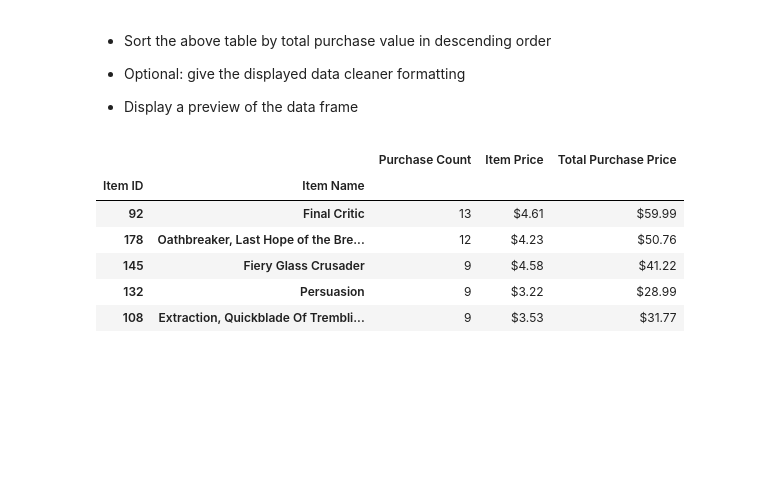
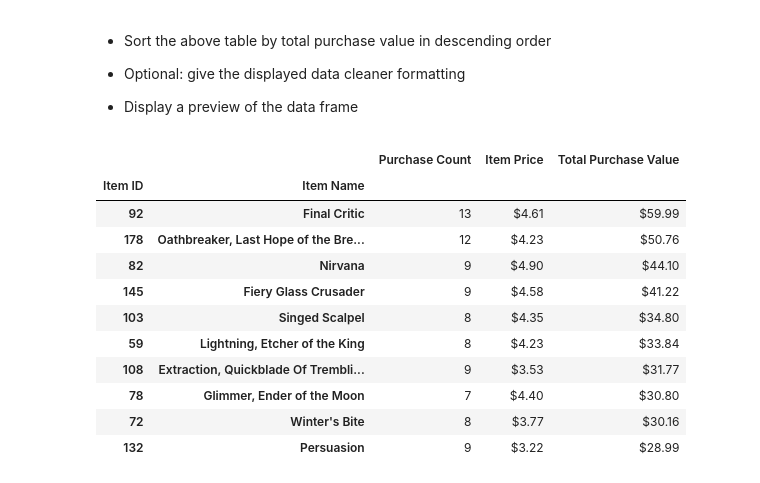
Before and after one commit to Stencoss/pandas-challenge, a Jupyter notebook: HeroesOfPymoli/HeroesOfPymoli_starter.ipynb, the cells around one changed output. Saved outputs shown, nothing was run; the diff lists cells and outputs as text; code cells hidden in the pictures; blank space fills up the shorter version.

Commit message:
Fixed sorting bug and finished all formatting

```diff
--- a/HeroesOfPymoli/HeroesOfPymoli_starter.ipynb
+++ b/HeroesOfPymoli/HeroesOfPymoli_starter.ipynb
@@ -318,18 +328,27 @@ pop_items.head(5)
 
 * Display a preview of the data frame
 # %%
+# Create a group that find the sum and count.  Price
 mpro_df = purchase_data.groupby(['Item ID','Item Name'])['Price'].agg(PurchaseCount='count',ItemPrice='mean',
                                  TotalPurchaseValue='sum').sort_values(by=['TotalPurchaseValue'], ascending=False)
+
+# Formatting
+mpro_df = mpro_df.sort_values(by='TotalPurchaseValue', ascending=False).head(10)
 mpro_df['TotalPurchaseValue'] = mpro_df['TotalPurchaseValue'].map("${:.2f}".format)
 mpro_df['ItemPrice'] = mpro_df['ItemPrice'].map("${:.2f}".format)
-mpro_df = pop_items.rename(columns={'PurchaseCount': 'Purchase Count', 'ItemPrice': 'Item Price',
-                                 'TotalPurchaseValue': 'Total Purchase Price'})
-mpro_df.head(5)
+mpro_df = mpro_df.rename(columns={'PurchaseCount': 'Purchase Count', 'ItemPrice': 'Item Price',
+                                    'TotalPurchaseValue': 'Total Purchase Value'})
+mpro_df
 # %% [output]
-|  |  | Purchase Count | Item Price | Total Purchase Price |
+|  |  | Purchase Count | Item Price | Total Purchase Value |
 | Item ID | Item Name |  |  |  |
 | 92 | Final Critic | 13 | $4.61 | $59.99 |
 | 178 | Oathbreaker, Last Hope of the Bre... | 12 | $4.23 | $50.76 |
+| 82 | Nirvana | 9 | $4.90 | $44.10 |
 | 145 | Fiery Glass Crusader | 9 | $4.58 | $41.22 |
+| 103 | Singed Scalpel | 8 | $4.35 | $34.80 |
+| 59 | Lightning, Etcher of the King | 8 | $4.23 | $33.84 |
+| 108 | Extraction, Quickblade Of Trembli... | 9 | $3.53 | $31.77 |
+| 78 | Glimmer, Ender of the Moon | 7 | $4.40 | $30.80 |
+| 72 | Winter's Bite | 8 | $3.77 | $30.16 |
 | 132 | Persuasion | 9 | $3.22 | $28.99 |
-| 108 | Extraction, Quickblade Of Trembli... | 9 | $3.53 | $31.77 |
```
Also changed, not shown: parts of 4 cells of this notebook.
